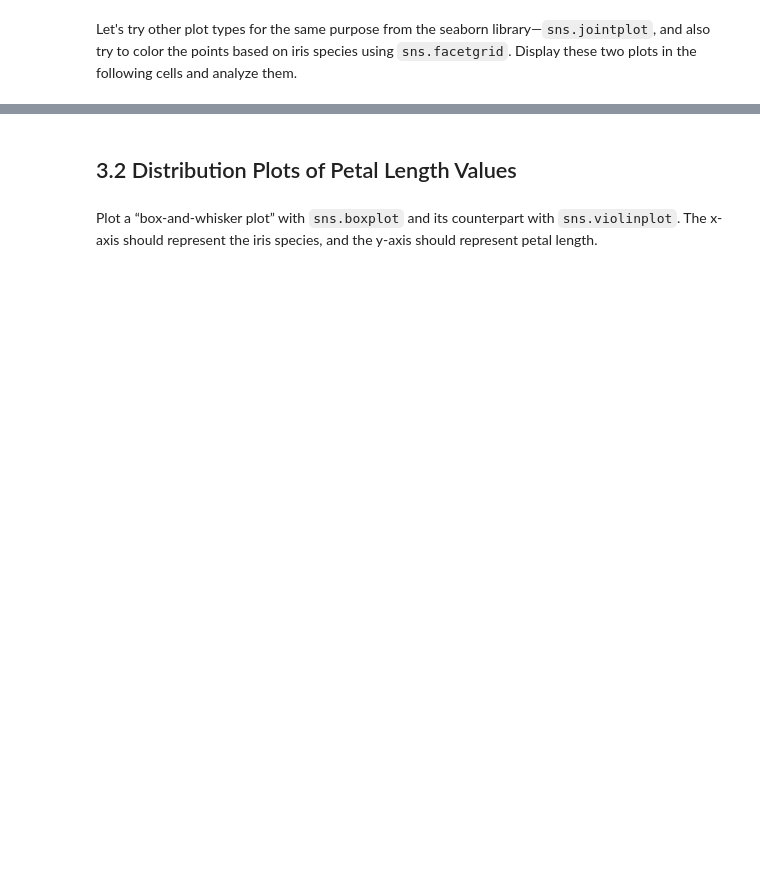
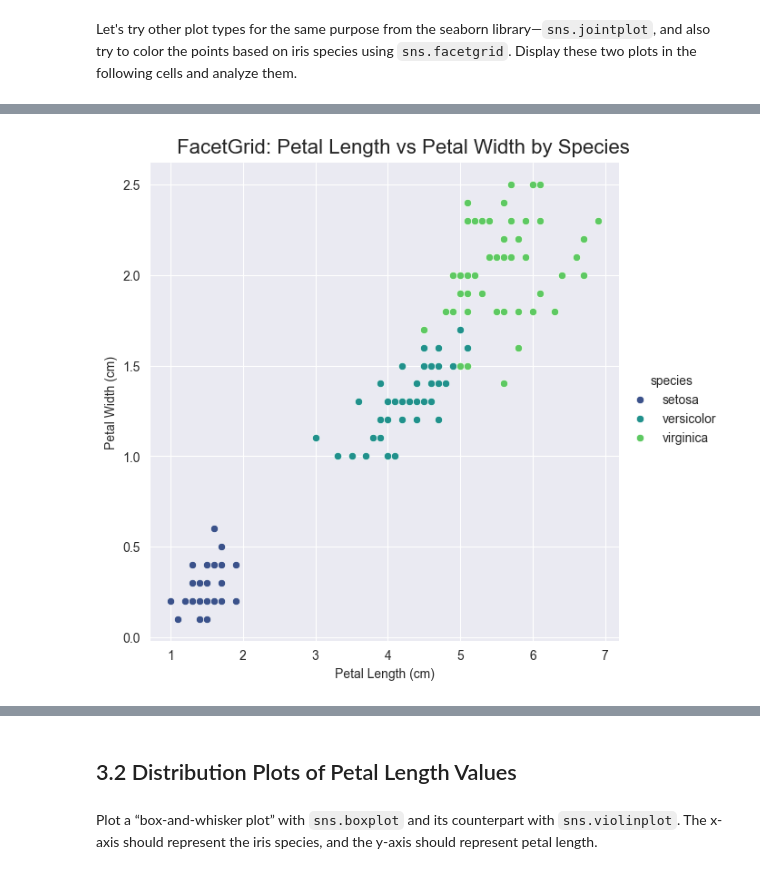
Before and after one commit to tgdmin/Python_2nd-Project, a Jupyter notebook: LAB1_np_pandas_matplotlib.ipynb, the cells around one changed output, grey strips where cells are left out. Cells and saved outputs as stored; diff of their text form; code cells hidden in the pictures; blank space fills up the shorter version.

```diff
--- a/LAB1_np_pandas_matplotlib.ipynb
+++ b/LAB1_np_pandas_matplotlib.ipynb
@@ -477,0 +600,11 @@ What conclusions can you draw from these plots? Which of the three methods — s
+# %%
+g = sns.FacetGrid(iris, hue="species", palette="viridis", height=6)
+g.map(sns.scatterplot, "petal_length", "petal_width")
+g.add_legend(title="species")
+
+g.fig.suptitle("FacetGrid: Petal Length vs Petal Width by Species", y=1.02, fontsize=16)
+g.set_axis_labels("Petal Length (cm)", "Petal Width (cm)")
+
+plt.show()
+# %% [output]
+[figure, added]
```
Also changed, not shown: parts of 69 cells of this notebook.
